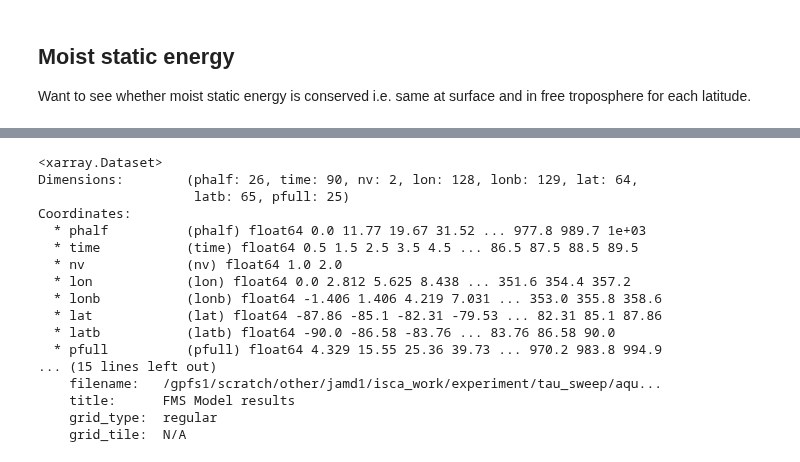
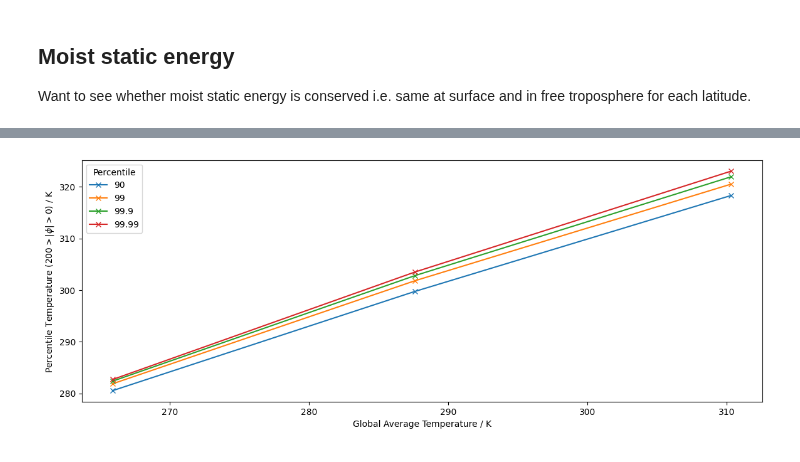
Before and after one commit to jduffield65/Isca, a Jupyter notebook: jobs/tau_sweep/aquaplanet/mse_notebook.ipynb, the cells around one changed output, grey strips where cells are left out. Cells and saved outputs as stored; diff of their text form; code cells hidden in the pictures.

Commit message:
Add notebook looking at percentile temperatures

```diff
--- a/jobs/tau_sweep/aquaplanet/mse_notebook.ipynb
+++ b/jobs/tau_sweep/aquaplanet/mse_notebook.ipynb
@@ -179,20 +49,36 @@ Comparing the temperature profiles, for the perpetual equinox case, they appear
-# %%
-ds
-# %% [output]
-<xarray.Dataset>
-Dimensions:        (phalf: 26, time: 90, nv: 2, lon: 128, lonb: 129, lat: 64,
-                    latb: 65, pfull: 25)
-Coordinates:
-  * phalf          (phalf) float64 0.0 11.77 19.67 31.52 ... 977.8 989.7 1e+03
-  * time           (time) float64 0.5 1.5 2.5 3.5 4.5 ... 86.5 87.5 88.5 89.5
-  * nv             (nv) float64 1.0 2.0
-  * lon            (lon) float64 0.0 2.812 5.625 8.438 ... 351.6 354.4 357.2
-  * lonb           (lonb) float64 -1.406 1.406 4.219 7.031 ... 353.0 355.8 358.6
-  * lat            (lat) float64 -87.86 -85.1 -82.31 -79.53 ... 82.31 85.1 87.86
-  * latb           (latb) float64 -90.0 -86.58 -83.76 ... 83.76 86.58 90.0
-  * pfull          (pfull) float64 4.329 15.55 25.36 39.73 ... 970.2 983.8 994.9
-... (15 lines left out)
-    filename:   /gpfs1/scratch/other/jamd1/isca_work/experiment/tau_sweep/aqu...
-    title:      FMS Model results
-    grid_type:  regular
-    grid_tile:  N/A
+# %%
+# Compute Global Average Surface Temperature
+# Use all data after 2 years, as clearly converged from the above spin up plot
+use_time_start = 360*2
+temp_av = np.zeros(n_exp)
+for i in range(n_exp):
+    temp_av[i] = area_weighting(ds[i].sel(time=slice(use_time_start, np.inf)).t_surf).mean(dim=['lon', 'lat', 'time']).to_numpy()
+# %%
+# Compute quantile surface temperature across longitude and time dimension for each latitude
+quantiles = [90, 99, 99.9, 99.99]
+n_quantiles = len(quantiles)
+latitudes = ds[0].lat.to_numpy()
+n_latitude = len(latitudes)
+weights = np.cos(np.deg2rad(latitudes))
+temp_quant = np.zeros((n_exp, n_quantiles, n_latitude))
+for i in range(n_exp):
+    # Collapse longitude and time dimensions because they are all equivalent in an aquaplanet (expect for the seasonality).
+    data_use = ds[i].sel(time=slice(use_time_start, np.inf)).t_surf.stack(lon_time=("lon","time"),
+                                                                          create_index=False).chunk(dict(lon_time=-1))
+    for j in range(n_quantiles):
+        temp_quant[i, j, :] = data_use.quantile(quantiles[j]/100, dim='lon_time').to_numpy()
+# %%
+# Only consider a given latitude range
+lat_min = 0
+lat_max = 200
+lat_use = np.where(np.logical_and(np.abs(latitudes)<lat_max, np.abs(latitudes)>=lat_min))[0]
+temp_quant_use = np.average(temp_quant[:, :, lat_use], axis=2, weights = weights[lat_use])
+# %%
+fig, ax = plt.subplots(1,1, figsize=(14, 5))
+for j in range(n_quantiles):
+    ax.plot(temp_av, temp_quant_use[:, j], marker='x', label=quantiles[j])
+ax.legend(title='Percentile')
+ax.set_xlabel('Global Average Temperature / K')
+ax.set_ylabel(f'Percentile Temperature (${lat_max}>|\phi| > {lat_min}$) / K');
+# %% [output]
+[figure, added]
```
Also changed, not shown: parts of 11 cells of this notebook, 4 other files.
